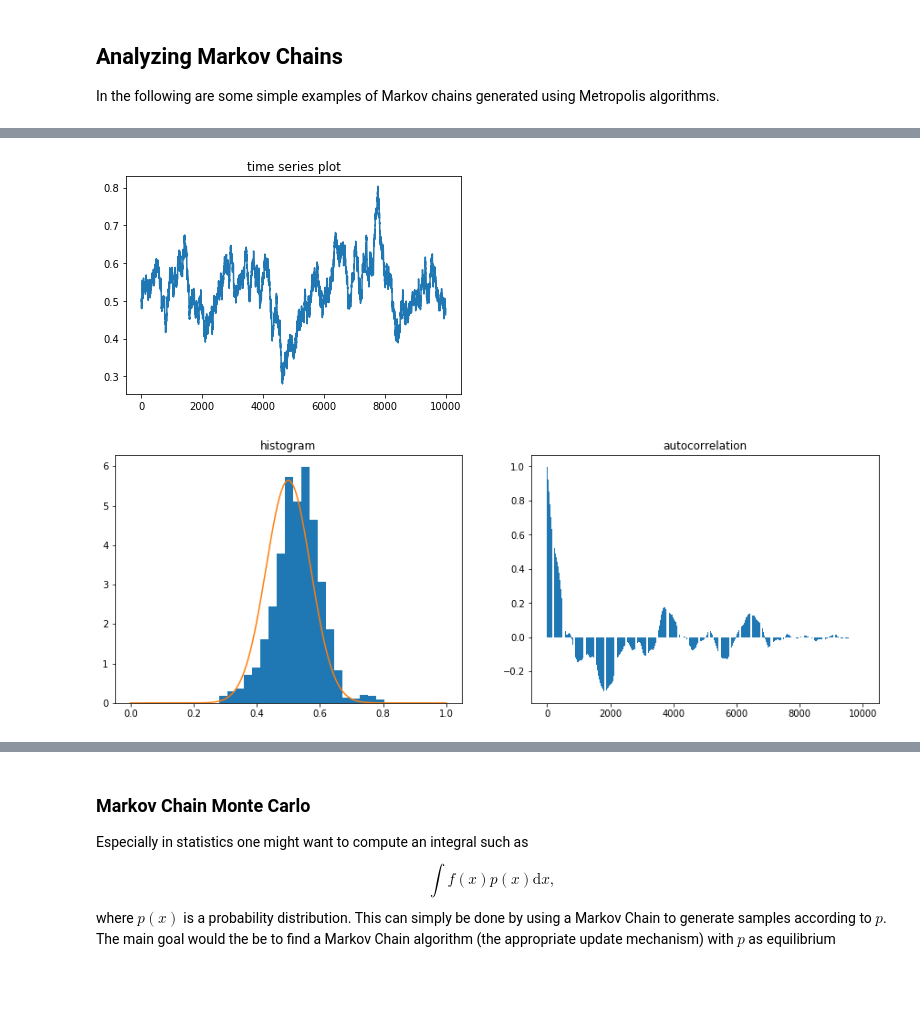
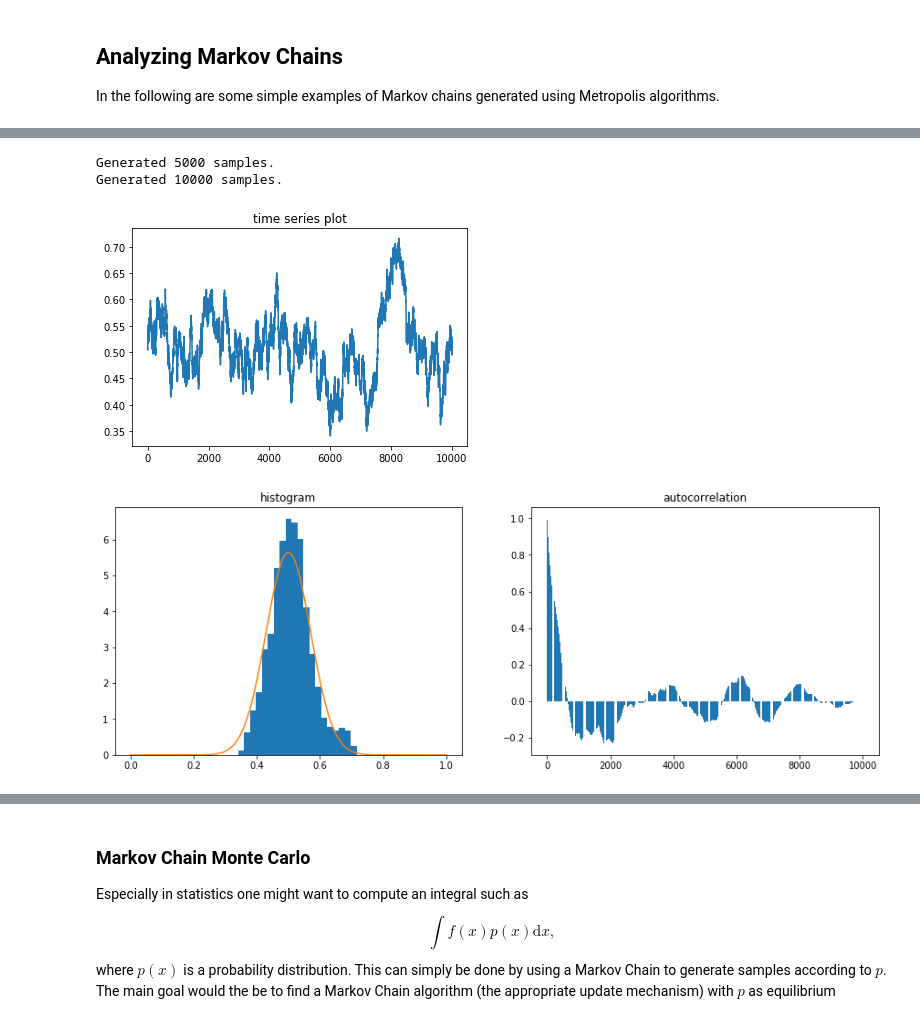
Before and after one commit to mathisgerdes/hep-monte-carlo, a Jupyter notebook: monte_carlo.ipynb, the cells around one changed output, grey strips where cells are left out. Saved outputs shown, nothing was run; the diff lists cells and outputs as text; code cells hidden in the pictures; blank space fills up the shorter version.

```diff
--- a/monte_carlo.ipynb
+++ b/monte_carlo.ipynb
@@ -697,33 +712,36 @@ plt.show()
 # %%
 # example: local proposal and uniform pdf metropolis, proposal area 1/5th as large
 delta = .02
 proposal = lambda s: min(max(0, s-delta/2), 1-delta) + np.random.rand()*delta
 proposal_pdf = lambda x, y: 1/delta
-metrop_gauss02 = MetropolisSampler(.5, pdf, proposal=proposal, proposal_pdf=proposal_pdf)
+metrop_gauss02 = MetropolisUpdate(1, pdf, proposal=proposal, proposal_pdf=proposal_pdf)
+metrop_gauss02.init_sampler(.5)
 
-r = metrop_gauss02(10000)[::1]
+r = metrop_gauss02.sample(10000)[::1]
 plt.title("time series plot")
 plt.plot(r)
 plt.show()
 
 plt.figure(figsize=(15, 5))
 
 # plot histogram
 plt.subplot(121)
 plt.title("histogram")
 _ = plt.hist(r, bins=20, normed=True)
 x = np.linspace(0, 1, 1000)
 plt.plot(x, pdf(x)/norm)
 
 # plot autocorrelation
 plt.subplot(122)
 plt.title("autocorrelation")
 acov = auto_corr(r)
 plt.bar(np.arange(len(acov)), acov)
 plt.show()
 # %% [output]
+Generated 5000 samples.
+Generated 10000 samples.
-[figure, old version]
+[figure, new version]
-[figure, old version]
+[figure, new version]
 # %%
 # example: local proposal and uniform pdf metropolis, proposal area 1/5th as large, now 10 times as many samples, subsample
 delta = .02
```
Also changed, not shown: parts of 17 cells of this notebook, 6 other files.
